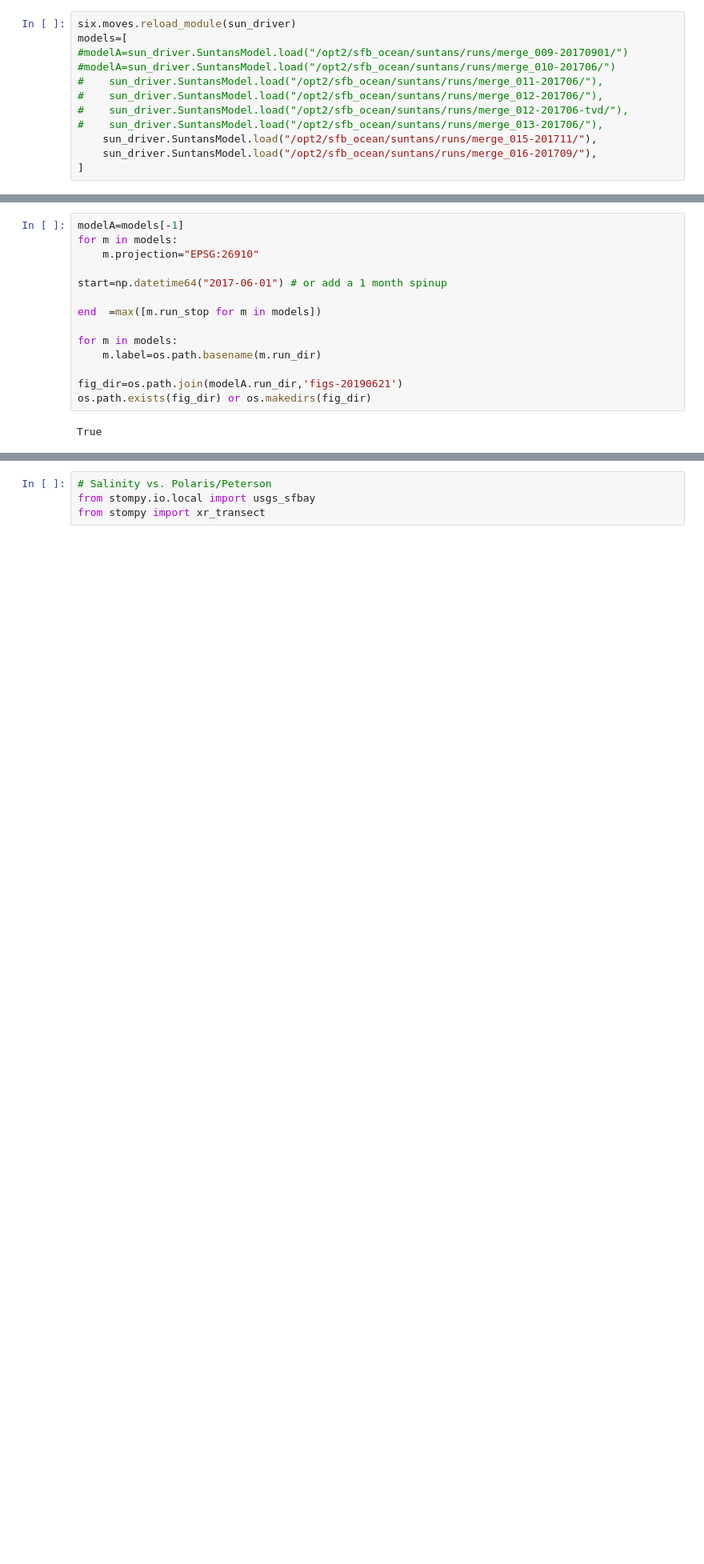
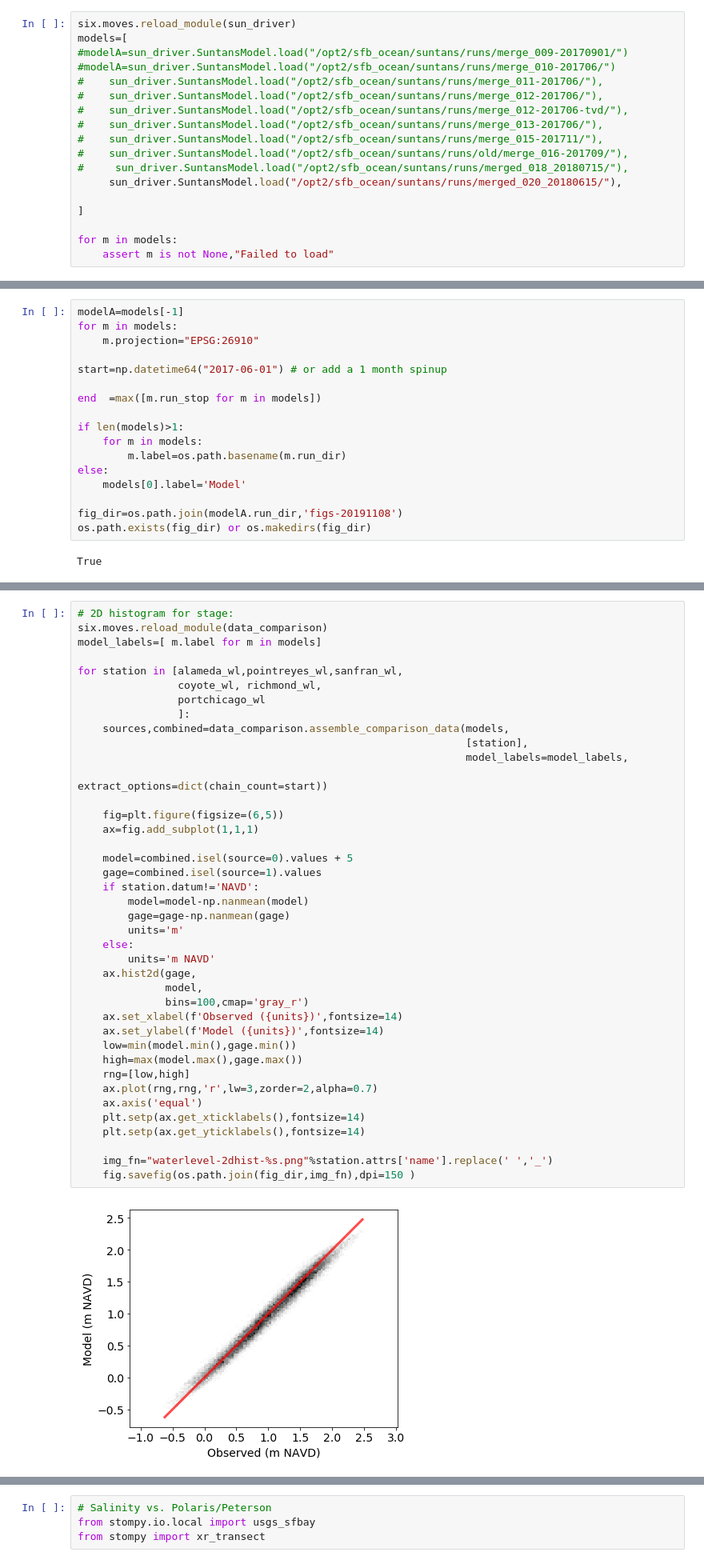
Before and after one commit to rustychris/sfb_ocean, a Jupyter notebook: suntans/calibration2.ipynb, the cells around one changed output, grey strips where cells are left out. Shown at 80% size. Cells and saved outputs as stored; diff of their text form; blank space fills up the shorter version.

```diff
--- a/suntans/calibration2.ipynb
+++ b/suntans/calibration2.ipynb
@@ -32,6 +39,12 @@ models=[
 #    sun_driver.SuntansModel.load("/opt2/sfb_ocean/suntans/runs/merge_012-201706/"),
 #    sun_driver.SuntansModel.load("/opt2/sfb_ocean/suntans/runs/merge_012-201706-tvd/"),
 #    sun_driver.SuntansModel.load("/opt2/sfb_ocean/suntans/runs/merge_013-201706/"),
-    sun_driver.SuntansModel.load("/opt2/sfb_ocean/suntans/runs/merge_015-201711/"),
-    sun_driver.SuntansModel.load("/opt2/sfb_ocean/suntans/runs/merge_016-201709/"),
+#    sun_driver.SuntansModel.load("/opt2/sfb_ocean/suntans/runs/merge_015-201711/"),
+#    sun_driver.SuntansModel.load("/opt2/sfb_ocean/suntans/runs/old/merge_016-201709/"),
+#     sun_driver.SuntansModel.load("/opt2/sfb_ocean/suntans/runs/merged_018_20180715/"),
+     sun_driver.SuntansModel.load("/opt2/sfb_ocean/suntans/runs/merged_020_20180615/"),
+
 ]
+
+for m in models:
+    assert m is not None,"Failed to load"
@@ -47,10 +57,13 @@ start=np.datetime64("2017-06-01") # or add a 1 month spinup
 
 end  =max([m.run_stop for m in models])
 
-for m in models:
-    m.label=os.path.basename(m.run_dir)
+if len(models)>1:
+    for m in models:
+        m.label=os.path.basename(m.run_dir)
+else:
+    models[0].label='Model'
 
-fig_dir=os.path.join(modelA.run_dir,'figs-20190621')
+fig_dir=os.path.join(modelA.run_dir,'figs-20191108')
 os.path.exists(fig_dir) or os.makedirs(fig_dir)
 # %% [output]
 True
@@ -121,0 +129,42 @@ for station in [alameda_wl,pointreyes_wl,sanfran_wl,coyote_wl,richmond_wl,
+# %%
+# 2D histogram for stage:
+six.moves.reload_module(data_comparison)
+model_labels=[ m.label for m in models]
+
+for station in [alameda_wl,pointreyes_wl,sanfran_wl,
+                coyote_wl, richmond_wl,
+                portchicago_wl
+                ]:
+    sources,combined=data_comparison.assemble_comparison_data(models,
+                                                              [station],
+                                                              model_labels=model_labels,
+                                                              extract_options=dict(chain_count=start))
+
+    fig=plt.figure(figsize=(6,5))
+    ax=fig.add_subplot(1,1,1)
+
+    model=combined.isel(source=0).values + 5
+    gage=combined.isel(source=1).values
+    if station.datum!='NAVD':
+        model=model-np.nanmean(model)
+        gage=gage-np.nanmean(gage)
+        units='m'
+    else:
+        units='m NAVD'
+    ax.hist2d(gage,
+              model,
+              bins=100,cmap='gray_r')
+    ax.set_xlabel(f'Observed ({units})',fontsize=14)
+    ax.set_ylabel(f'Model ({units})',fontsize=14)
+    low=min(model.min(),gage.min())
+    high=max(model.max(),gage.max())
+    rng=[low,high]
+    ax.plot(rng,rng,'r',lw=3,zorder=2,alpha=0.7)
+    ax.axis('equal')
+    plt.setp(ax.get_xticklabels(),fontsize=14)
+    plt.setp(ax.get_yticklabels(),fontsize=14)
+
+    img_fn="waterlevel-2dhist-%s.png"%station.attrs['name'].replace(' ','_')
+    fig.savefig(os.path.join(fig_dir,img_fn),dpi=150 )
+# %% [output]
+[figure, added]
```
Also changed, not shown: parts of 21 cells of this notebook, 4 other files.
